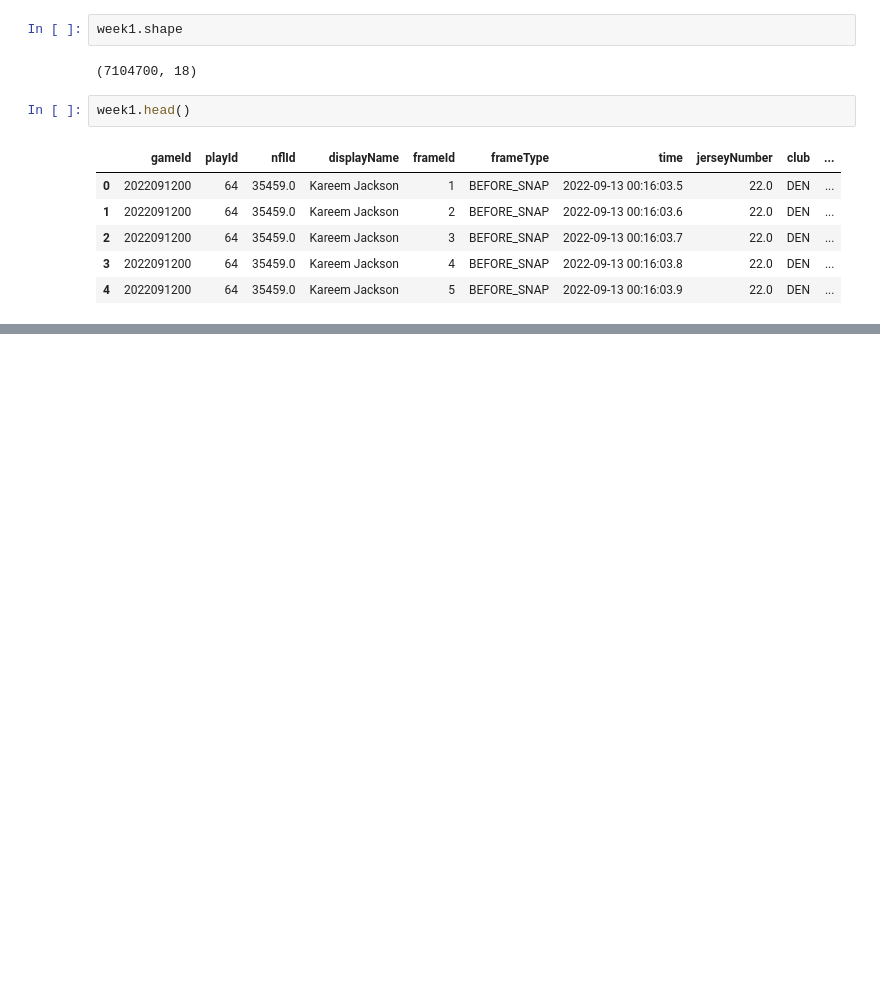
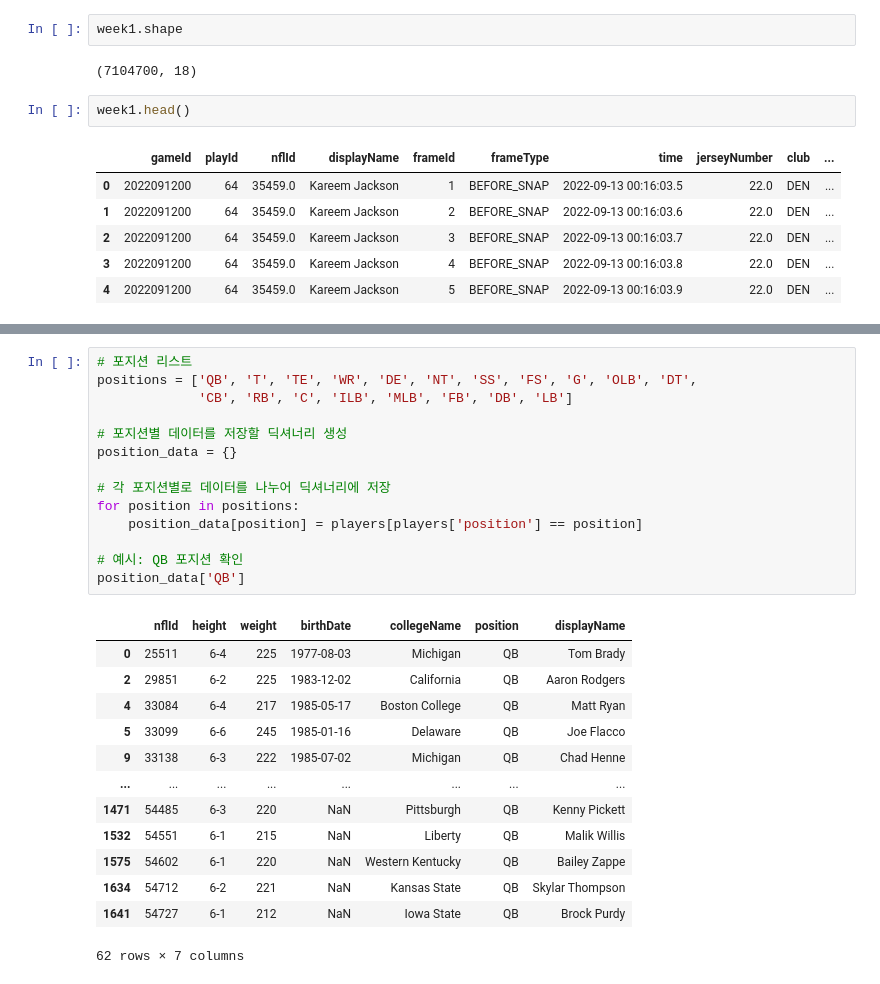
Before and after one commit to kogi31/kaggle, a Jupyter notebook: nfl-big-data-bowl-2025.ipynb, the cells around one changed output, grey strips where cells are left out. Drawn from its saved outputs; the diff is of its cells as text; blank space fills up the shorter version.

```diff
--- a/nfl-big-data-bowl-2025.ipynb
+++ b/nfl-big-data-bowl-2025.ipynb
@@ -376,0 +418,28 @@ week1.head()
+# %%
+# 포지션 리스트
+positions = ['QB', 'T', 'TE', 'WR', 'DE', 'NT', 'SS', 'FS', 'G', 'OLB', 'DT',
+             'CB', 'RB', 'C', 'ILB', 'MLB', 'FB', 'DB', 'LB']
+
+# 포지션별 데이터를 저장할 딕셔너리 생성
+position_data = {}
+
+# 각 포지션별로 데이터를 나누어 딕셔너리에 저장
+for position in positions:
+    position_data[position] = players[players['position'] == position]
+
+# 예시: QB 포지션 확인
+position_data['QB']
+# %% [output]
+|  | nflId | height | weight | birthDate | collegeName | position | displayName |
+| 0 | 25511 | 6-4 | 225 | 1977-08-03 | Michigan | QB | Tom Brady |
+| 2 | 29851 | 6-2 | 225 | 1983-12-02 | California | QB | Aaron Rodgers |
+| 4 | 33084 | 6-4 | 217 | 1985-05-17 | Boston College | QB | Matt Ryan |
+| 5 | 33099 | 6-6 | 245 | 1985-01-16 | Delaware | QB | Joe Flacco |
+| 9 | 33138 | 6-3 | 222 | 1985-07-02 | Michigan | QB | Chad Henne |
+| ... | ... | ... | ... | ... | ... | ... | ... |
+| 1471 | 54485 | 6-3 | 220 | NaN | Pittsburgh | QB | Kenny Pickett |
+| 1532 | 54551 | 6-1 | 215 | NaN | Liberty | QB | Malik Willis |
+| 1575 | 54602 | 6-1 | 220 | NaN | Western Kentucky | QB | Bailey Zappe |
+| 1634 | 54712 | 6-2 | 221 | NaN | Kansas State | QB | Skylar Thompson |
+| 1641 | 54727 | 6-1 | 212 | NaN | Iowa State | QB | Brock Purdy |
+62 rows × 7 columns
```
Also changed, not shown: parts of 5 cells of this notebook.
